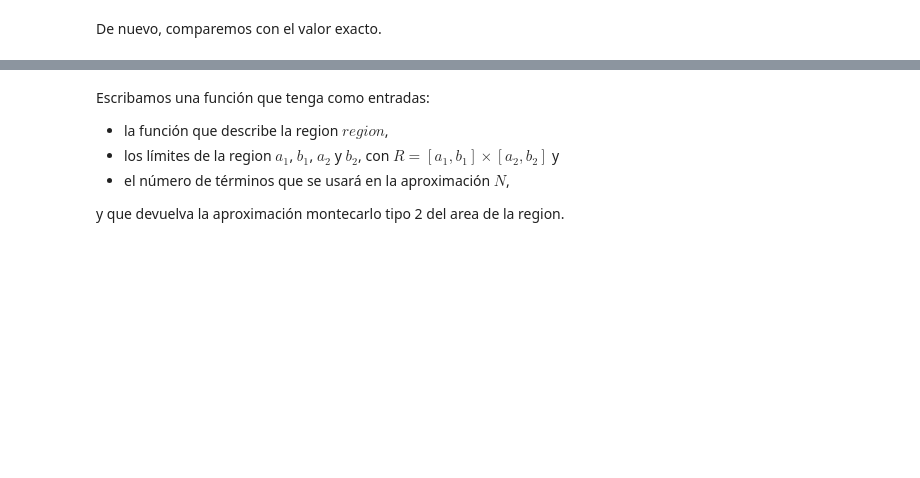
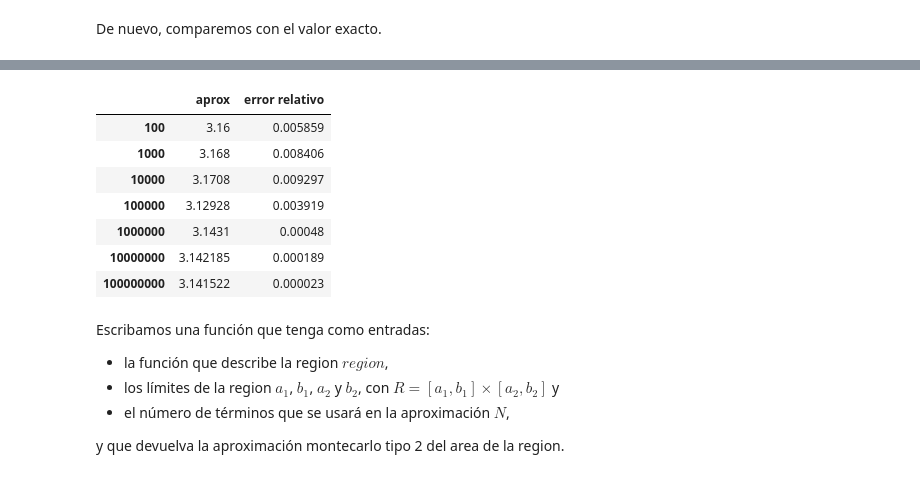
Before and after one commit to ArellanoMCarlos/SimMat_V2024, a Jupyter notebook: Montecarlo/IntegracionMontecarlo.ipynb, the cells around one changed output, grey strips where cells are left out. Saved outputs shown, nothing was run; the diff lists cells and outputs as text; code cells hidden in the pictures; blank space fills up the shorter version.

Commit message:
Error relativo a priori

```diff
--- a/Montecarlo/IntegracionMontecarlo.ipynb
+++ b/Montecarlo/IntegracionMontecarlo.ipynb
@@ -341,2 +364,9 @@ $$A(\mathcal{D})\approx \frac{A(\mathcal{R})}{N}\sum_{i=1}^{N}b_i.$$
 # %% [markdown]
 De nuevo, comparemos con el valor exacto.
+# %%
+def integracion2(bernoulli,xlim,ylim,N):
+  ux=np.random.uniform(*xlim,N)
+  uy=np.random.uniform(*ylim,N)
+  B=bernoulli(ux,uy)
+  AR=(xlim[1]-xlim[0])*(ylim[1]-ylim[0])
+  return B.mean()*AR
@@ -343,3 +379,19 @@ De nuevo, comparemos con el valor exacto.
+# %%
+Ns=np.logspace(2,8,7).astype('int') # [10**2,...,10**8]
+tablita=pd.DataFrame(index=Ns,columns=['aprox','error relativo'])
+for N in Ns:
+  tablita.loc[N,'aprox']=integracion2(berCirculo,(-1,1),(-1,1),N)
+tablita['error relativo']=np.abs(np.pi-tablita['aprox'])/np.pi
+tablita
+# %% [output]
+|  | aprox | error relativo |
+| 100 | 3.16 | 0.005859 |
+| 1000 | 3.168 | 0.008406 |
+| 10000 | 3.1708 | 0.009297 |
+| 100000 | 3.12928 | 0.003919 |
+| 1000000 | 3.1431 | 0.00048 |
+| 10000000 | 3.142185 | 0.000189 |
+| 100000000 | 3.141522 | 0.000023 |
 # %% [markdown]
 Escribamos una función que tenga como entradas:
 - la función que describe la region $region$,
```
Also changed, not shown: parts of 18 cells of this notebook.
